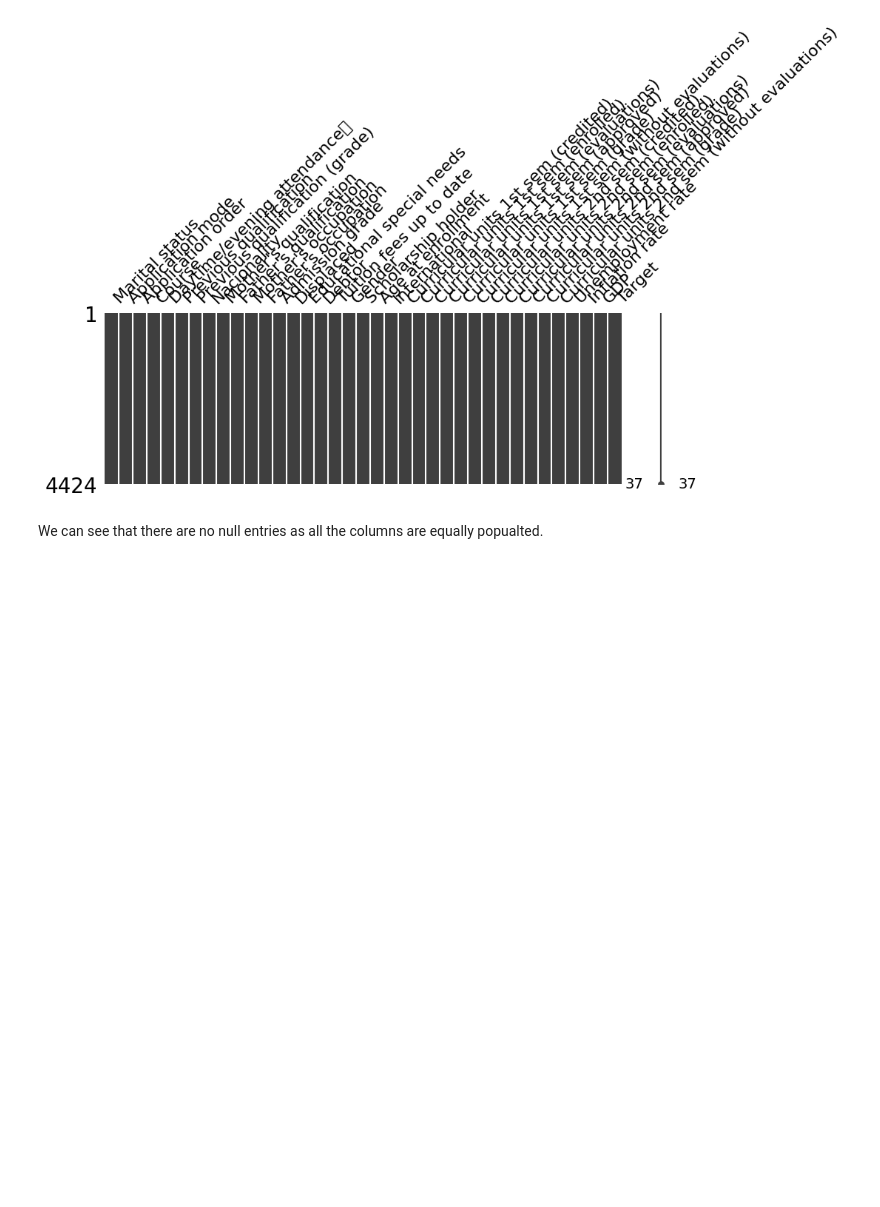
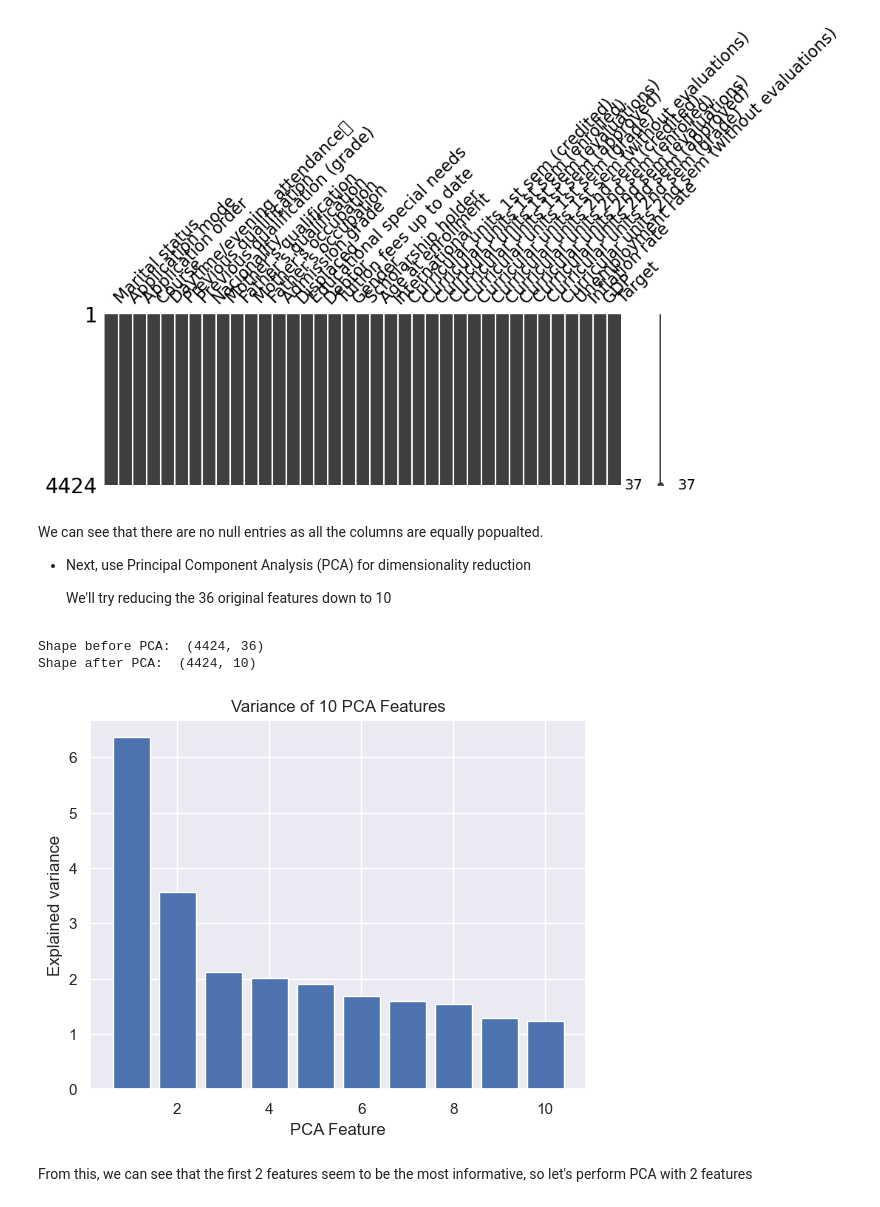
Before and after one commit to Alik-da-Geek/CS4641-Project, a Jupyter notebook: Project/Predicting_Sutdent_Success.ipynb, the cells around one changed output. Cells and saved outputs as stored; diff of their text form; code cells hidden in the pictures; blank space fills up the shorter version.

```diff
--- a/Project/Predicting_Sutdent_Success.ipynb
+++ b/Project/Predicting_Sutdent_Success.ipynb
@@ -21,0 +25,13 @@ df.head()
+# %%
+# Create X matrix and y vector
+df_arr = df.to_numpy()
+X = df_arr[:, :-1]
+X = StandardScaler().fit_transform(X) # Standardizes features with 0 mean and unit variance
+y = df_arr[:, -1]
+display(y)
+
+# Reformat label with dropout as 0 and graduate as 1
+target_names = {0:'Dropout', 1:'Graduate'}
+y = y == "Graduate"
+y = y.astype(int)
+y
@@ -27,3 +47,28 @@ msno.matrix(df, figsize = (10,3))
 [figure]
 # %% [markdown]
 We can see that there are no null entries as all the columns are equally popualted.
+
+- Next, use Principal Component Analysis (PCA) for dimensionality reduction
+
+    We'll try reducing the 36 original features down to 10
+# %%
+# PCA With 10 Features
+pca_10 = decomposition.PCA(n_components=10)
+pca_10.fit(X)
+X_10 = pca_10.transform(X)
+print('Shape before PCA: ', X.shape)
+print('Shape after PCA: ', X_10.shape)
+
+# Determine variance of the 10 Principal Components (PCs) created by PCA
+pca_10.explained_variance_
+plt.bar(range(1,len(pca_10.explained_variance_)+1), pca_10.explained_variance_)
+plt.xlabel('PCA Feature')
+plt.ylabel('Explained variance')
+plt.title('Variance of 10 PCA Features')
+plt.show()
+# %% [output]
+Shape before PCA:  (4424, 36)
+Shape after PCA:  (4424, 10)
+[figure, added]
+# %% [markdown]
+From this, we can see that the first 2 features seem to be the most informative, so let's perform PCA with 2 features
```
Also changed, not shown: parts of 9 cells of this notebook.
